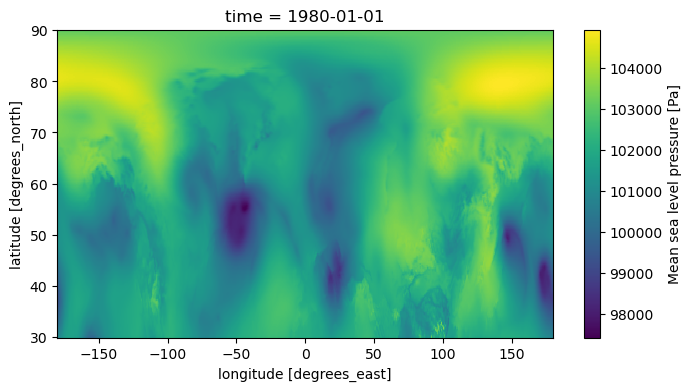
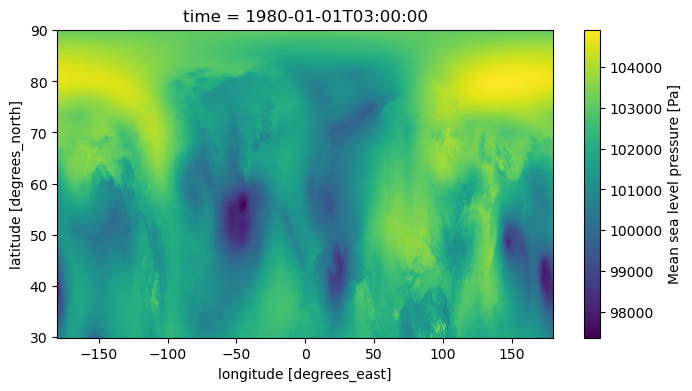
The change to this notebook cell's code, shown as a diff; its figure went from the first image to the second:
--- before
+++ after
@@ -1,4 +1,4 @@
 target = data_forcing_jan["msl"]
 print(target.lat, target.lon)
-target.isel(time=0).plot()
+target.isel(time=1).plot()
 plt.show()

Commit: Added some loading of the dataset functions.